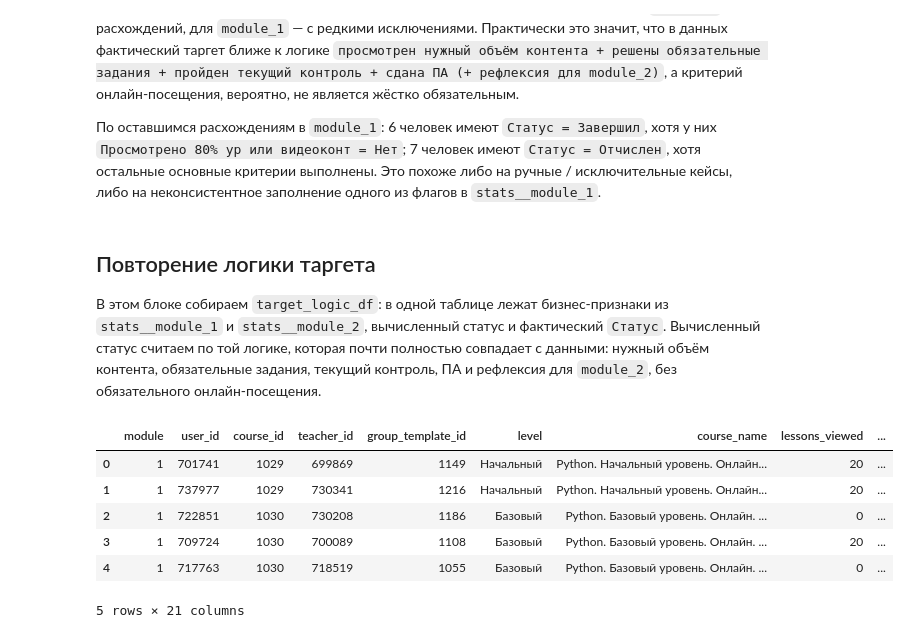
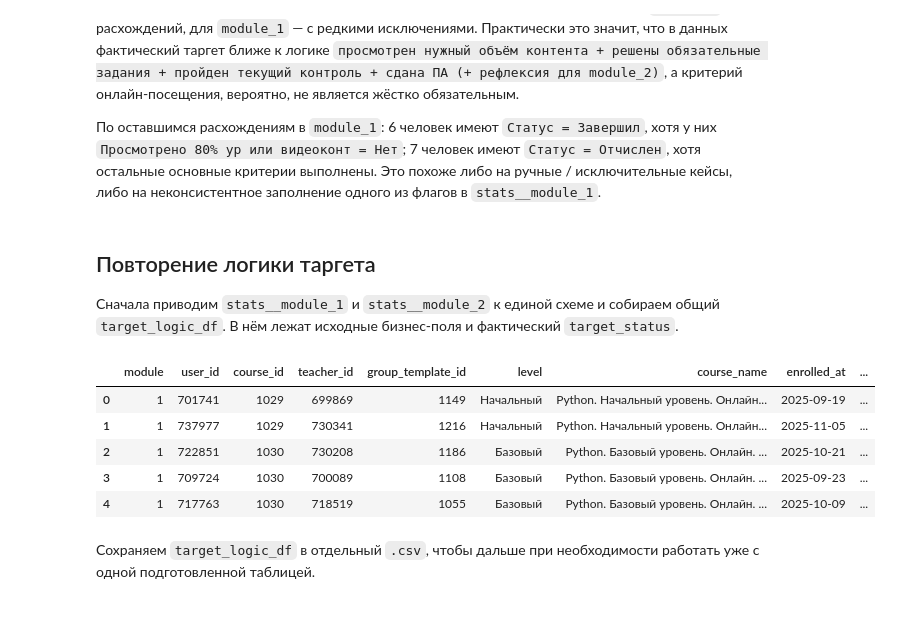
Before and after one commit to mariyakukhtinova-sys/hackaton_mipt_ds_25, a Jupyter notebook: dataset_cleaning.ipynb, the cells around one changed output. Drawn from its saved outputs; the diff is of its cells as text; code cells hidden in the pictures.

Commit message:
Добавила в ноутбук генерацию объединенного датасета по module_1 и module_2

```diff
--- a/dataset_cleaning.ipynb
+++ b/dataset_cleaning.ipynb
@@ -958,10 +960,10 @@ duplicate (user_id, course_id): 270
 По `stats__module_1` и `stats__module_2` фактический `Статус` почти не совпадает с жёсткой формулировкой бизнес-логики, если считать обязательным посещение хотя бы одного вебинара онлайн (`groups` / `wk_media_view_sessions` -> `Посетил урок в онлайне == "Да"`). Если убрать обязательность онлайн-посещения, статус восстанавливается почти полностью: для `module_2` — без расхождений, для `module_1` — с редкими исключениями. Практически это значит, что в данных фактический таргет ближе к логике `просмотрен нужный объём контента + решены обязательные задания + пройден текущий контроль + сдана ПА (+ рефлексия для module_2)`, а критерий онлайн-посещения, вероятно, не является жёстко обязательным.
 
 По оставшимся расхождениям в `module_1`: 6 человек имеют `Статус = Завершил`, хотя у них `Просмотрено 80% ур или видеоконт = Нет`; 7 человек имеют `Статус = Отчислен`, хотя остальные основные критерии выполнены. Это похоже либо на ручные / исключительные кейсы, либо на неконсистентное заполнение одного из флагов в `stats__module_1`.
-# %% [markdown]
-## Повторение логики таргета
-
-В этом блоке собираем `target_logic_df`: в одной таблице лежат бизнес-признаки из `stats__module_1` и `stats__module_2`, вычисленный статус и фактический `Статус`. Вычисленный статус считаем по той логике, которая почти полностью совпадает с данными: нужный объём контента, обязательные задания, текущий контроль, ПА и рефлексия для `module_2`, без обязательного онлайн-посещения.
+# %% [markdown]
+## Повторение логики таргета
+
+Сначала приводим `stats__module_1` и `stats__module_2` к единой схеме и собираем общий `target_logic_df`. В нём лежат исходные бизнес-поля и фактический `target_status`.
 # %%
 module_1_logic_df = stats_module_1_df[
     [
@@ -971,6 +973,7 @@ module_1_logic_df = stats_module_1_df[
         "id параллели",
         "Уровень",
         "Кружок",
+        "Дата зачисления",
         "Просмотрел уроков",
         "Просмотрено контента",
         "Просмотрено 80% ур или видеоконт",
@@ -984,26 +987,15 @@ module_1_logic_df = stats_module_1_df[
         "Статус",
     ]
 ].copy()
-module_1_logic_df["module"] = 1
-module_1_logic_df["Посмотрел уроков на 80%"] = pd.NA
-module_1_logic_df["Пройдена рефлексия"] = pd.NA
-module_1_logic_df["computed_status"] = np.where(
-    (module_1_logic_df["Просмотрено 80% ур или видеоконт"] == "Да")
-    & (module_1_logic_df["Решены все обяз.ИЗ"] == "Да")
-    & (module_1_logic_df["Пройден тек.контроль"] == "Да")
-    & (module_1_logic_df["Сдал ПА"] == "Да"),
-    "Завершил",
-    "Отчислен",
-)
 module_1_logic_df = module_1_logic_df.rename(
     columns={
         "id параллели": "group_template_id",
         "Уровень": "level",
         "Кружок": "course_name",
+        "Дата зачисления": "enrolled_at",
         "Просмотрел уроков": "lessons_viewed",
-        "Посмотрел уроков на 80%": "lessons_viewed_80pct_status",
         "Просмотрено контента": "content_viewed",
-        "Просмотрено 80% ур или видеоконт": "view_criterion_status",
+        "Просмотрено 80% ур или видеоконт": "content_threshold_status",
         "Посетил урок в онлайне": "online_attended_status",
         "Решено ИЗ": "solved_homeworks_count",
         "Решены все обяз.ИЗ": "required_homeworks_status",
@@ -1011,10 +1003,11 @@ module_1_logic_df = module_1_logic_df.rename(
         "Балл ПА": "pa_score",
         "Сдал ПА": "pa_passed_status",
         "Дата сдачи ПА (МСК)": "pa_submitted_at",
-        "Пройдена рефлексия": "reflection_status",
         "Статус": "target_status",
     }
 )
+module_1_logic_df["module"] = 1
+module_1_logic_df["reflection_status"] = pd.NA
 
 module_2_logic_df = stats_module_2_df[
     [
@@ -1025,7 +1018,6 @@ module_2_logic_df = stats_module_2_df[
         "Уровень",
         "Кружок",
         "Смотрел уроков",
-        "Посмотрел уроков на 80%",
         "Просмотрено контента (ед)",
         "Просмотрено 720ед видеоконт и 80% ур ",
         "Посетил урок в онлайне",
@@ -1039,25 +1031,14 @@ module_2_logic_df = stats_module_2_df[
         "Статус",
     ]
 ].copy()
-module_2_logic_df["module"] = 2
-module_2_logic_df["computed_status"] = np.where(
-    (module_2_logic_df["Просмотрено 720ед видеоконт и 80% ур "] == "Да")
-    & (module_2_logic_df["Решены все обяз.ИЗ"] == "Да")
-    & (module_2_logic_df["Пройден тек.контроль"] == "Да")
-    & (module_2_logic_df["Сдал ПА"] == "Да")
-    & (module_2_logic_df["Пройдена рефлексия"] == "Да"),
-    "Завершил",
-    "Отчислен",
-)
 module_2_logic_df = module_2_logic_df.rename(
     columns={
         "id параллели": "group_template_id",
         "Уровень": "level",
         "Кружок": "course_name",
         "Смотрел уроков": "lessons_viewed",
-        "Посмотрел уроков на 80%": "lessons_viewed_80pct_status",
         "Просмотрено контента (ед)": "content_viewed",
-        "Просмотрено 720ед видеоконт и 80% ур ": "view_criterion_status",
+        "Просмотрено 720ед видеоконт и 80% ур ": "content_threshold_status",
         "Посетил урок в онлайне": "online_attended_status",
         "Решено ИЗ": "solved_homeworks_count",
         "Решены все обяз.ИЗ": "required_homeworks_status",
@@ -1069,40 +1050,42 @@ module_2_logic_df = module_2_logic_df.rename(
         "Статус": "target_status",
     }
 )
+module_2_logic_df["module"] = 2
+module_2_logic_df["enrolled_at"] = pd.NaT
 
 target_logic_df = pd.concat([module_1_logic_df, module_2_logic_df], ignore_index=True)
 target_logic_df = target_logic_df[
     [
         "module",
         "user_id",
         "course_id",
         "teacher_id",
         "group_template_id",
         "level",
         "course_name",
+        "enrolled_at",
         "lessons_viewed",
-        "lessons_viewed_80pct_status",
         "content_viewed",
-        "view_criterion_status",
+        "content_threshold_status",
         "online_attended_status",
         "solved_homeworks_count",
         "required_homeworks_status",
         "current_control_status",
         "pa_score",
         "pa_passed_status",
         "pa_submitted_at",
         "reflection_status",
-        "computed_status",
         "target_status",
     ]
 ].copy()
 
 display(target_logic_df.head())
 # %% [output]
-|  | module | user_id | course_id | teacher_id | group_template_id | level | course_name | lessons_viewed | ... |
-| 0 | 1 | 701741 | 1029 | 699869 | 1149 | Начальный | Python. Начальный уровень. Онлайн... | 20 | ... |
-| 1 | 1 | 737977 | 1029 | 730341 | 1216 | Начальный | Python. Начальный уровень. Онлайн... | 20 | ... |
-| 2 | 1 | 722851 | 1030 | 730208 | 1186 | Базовый | Python. Базовый уровень. Онлайн. ... | 0 | ... |
-| 3 | 1 | 709724 | 1030 | 700089 | 1108 | Базовый | Python. Базовый уровень. Онлайн. ... | 20 | ... |
-| 4 | 1 | 717763 | 1030 | 718519 | 1055 | Базовый | Python. Базовый уровень. Онлайн. ... | 0 | ... |
+|  | module | user_id | course_id | teacher_id | group_template_id | level | course_name | enrolled_at | ... |
+| 0 | 1 | 701741 | 1029 | 699869 | 1149 | Начальный | Python. Начальный уровень. Онлайн... | 2025-09-19 | ... |
+| 1 | 1 | 737977 | 1029 | 730341 | 1216 | Начальный | Python. Начальный уровень. Онлайн... | 2025-11-05 | ... |
+| 2 | 1 | 722851 | 1030 | 730208 | 1186 | Базовый | Python. Базовый уровень. Онлайн. ... | 2025-10-21 | ... |
+| 3 | 1 | 709724 | 1030 | 700089 | 1108 | Базовый | Python. Базовый уровень. Онлайн. ... | 2025-09-23 | ... |
+| 4 | 1 | 717763 | 1030 | 718519 | 1055 | Базовый | Python. Базовый уровень. Онлайн. ... | 2025-10-09 | ... |
-5 rows × 21 columns
+# %% [markdown]
+Сохраняем `target_logic_df` в отдельный `.csv`, чтобы дальше при необходимости работать уже с одной подготовленной таблицей.
```
Also changed, not shown: parts of 6 cells of this notebook, 1 other file.
